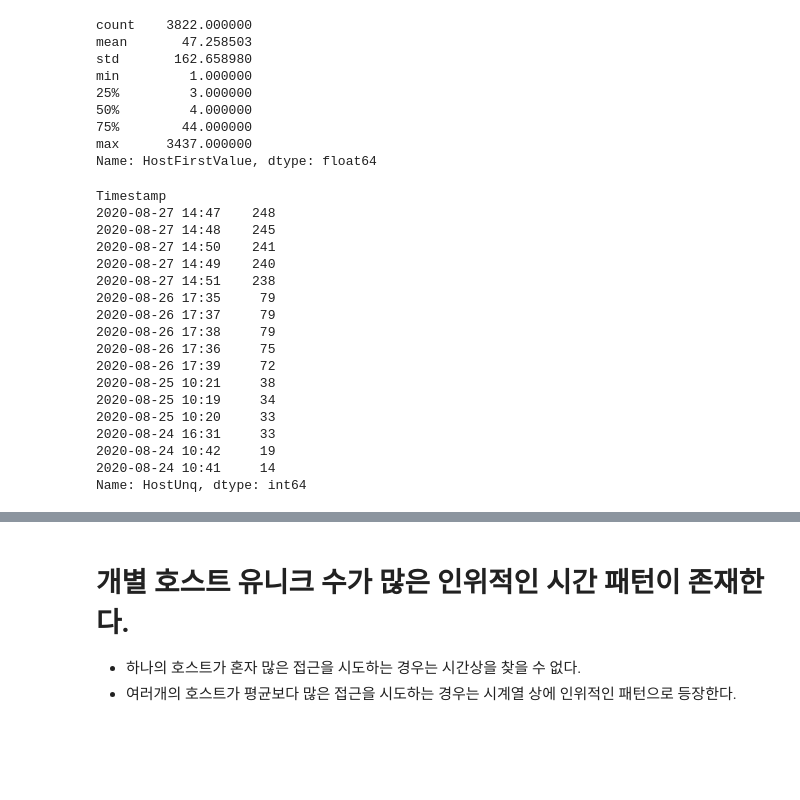
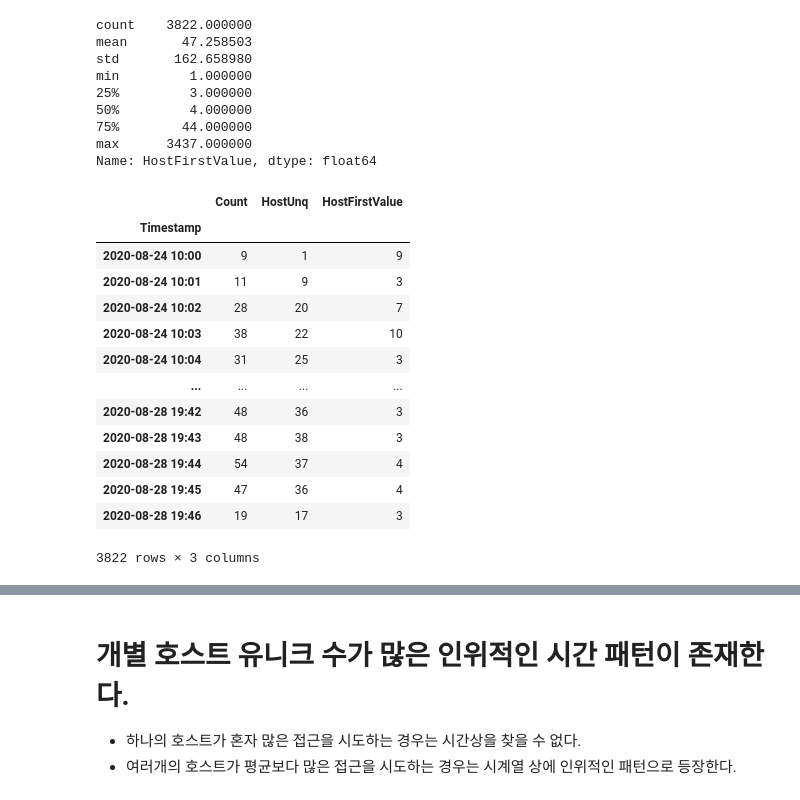
Before and after one commit to gnsia/conan, a Jupyter notebook: EDA/2020-10-29-EDA-log-data-date-hour-minute-host-unique.ipynb, the cells around one changed output, grey strips where cells are left out. Saved outputs shown, nothing was run; the diff lists cells and outputs as text; code cells hidden in the pictures; blank space fills up the shorter version.

```diff
--- a/EDA/2020-10-29-EDA-log-data-date-hour-minute-host-unique.ipynb
+++ b/EDA/2020-10-29-EDA-log-data-date-hour-minute-host-unique.ipynb
@@ -77,24 +81,22 @@ min         1.000000
 75%        44.000000
 max      3437.000000
 Name: HostFirstValue, dtype: float64
-# %%
-hostUniqueByMinute[hostUniqueByMinute['HostFirstValue'] > 900]['HostUnq']
-# %% [output]
-Timestamp
-2020-08-27 14:47    248
-2020-08-27 14:48    245
-2020-08-27 14:50    241
-2020-08-27 14:49    240
-2020-08-27 14:51    238
-2020-08-26 17:35     79
-2020-08-26 17:37     79
-2020-08-26 17:38     79
-2020-08-26 17:36     75
-2020-08-26 17:39     72
-2020-08-25 10:21     38
-2020-08-25 10:19     34
-2020-08-25 10:20     33
-2020-08-24 16:31     33
-2020-08-24 10:42     19
-2020-08-24 10:41     14
-Name: HostUnq, dtype: int64
+# %%
+hostUniqueByMinute.index = pd.to_datetime(hostUniqueByMinute.index)
+hostUniqueByMinute.index = hostUniqueByMinute.index.strftime('%Y-%m-%d %H:%M')
+hostUniqueByMinute
+# %% [output]
+|  | Count | HostUnq | HostFirstValue |
+| Timestamp |  |  |  |
+| 2020-08-24 10:00 | 9 | 1 | 9 |
+| 2020-08-24 10:01 | 11 | 9 | 3 |
+| 2020-08-24 10:02 | 28 | 20 | 7 |
+| 2020-08-24 10:03 | 38 | 22 | 10 |
+| 2020-08-24 10:04 | 31 | 25 | 3 |
+| ... | ... | ... | ... |
+| 2020-08-28 19:42 | 48 | 36 | 3 |
+| 2020-08-28 19:43 | 48 | 38 | 3 |
+| 2020-08-28 19:44 | 54 | 37 | 4 |
+| 2020-08-28 19:45 | 47 | 36 | 4 |
+| 2020-08-28 19:46 | 19 | 17 | 3 |
+3822 rows × 3 columns
```
Also changed, not shown: parts of 22 cells of this notebook, 2 other files.
